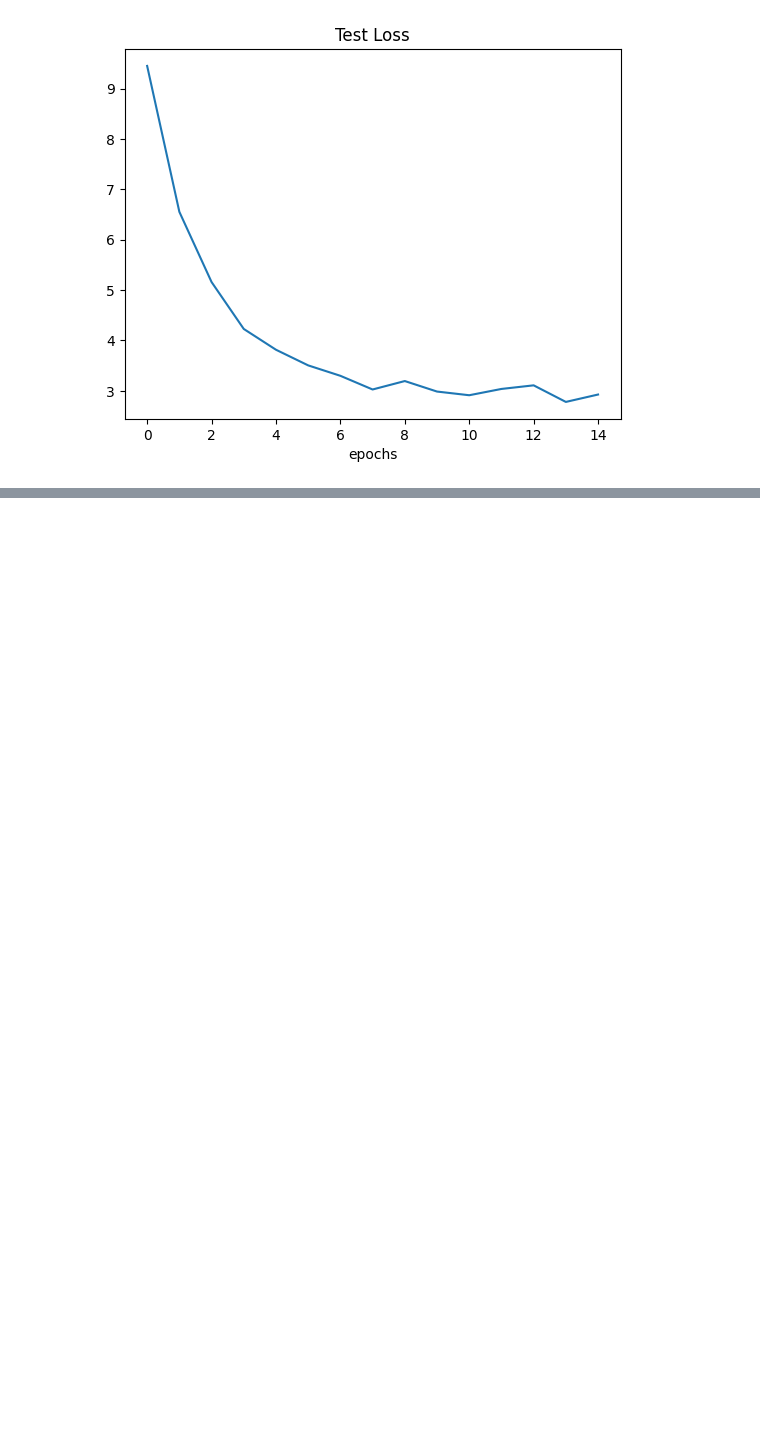
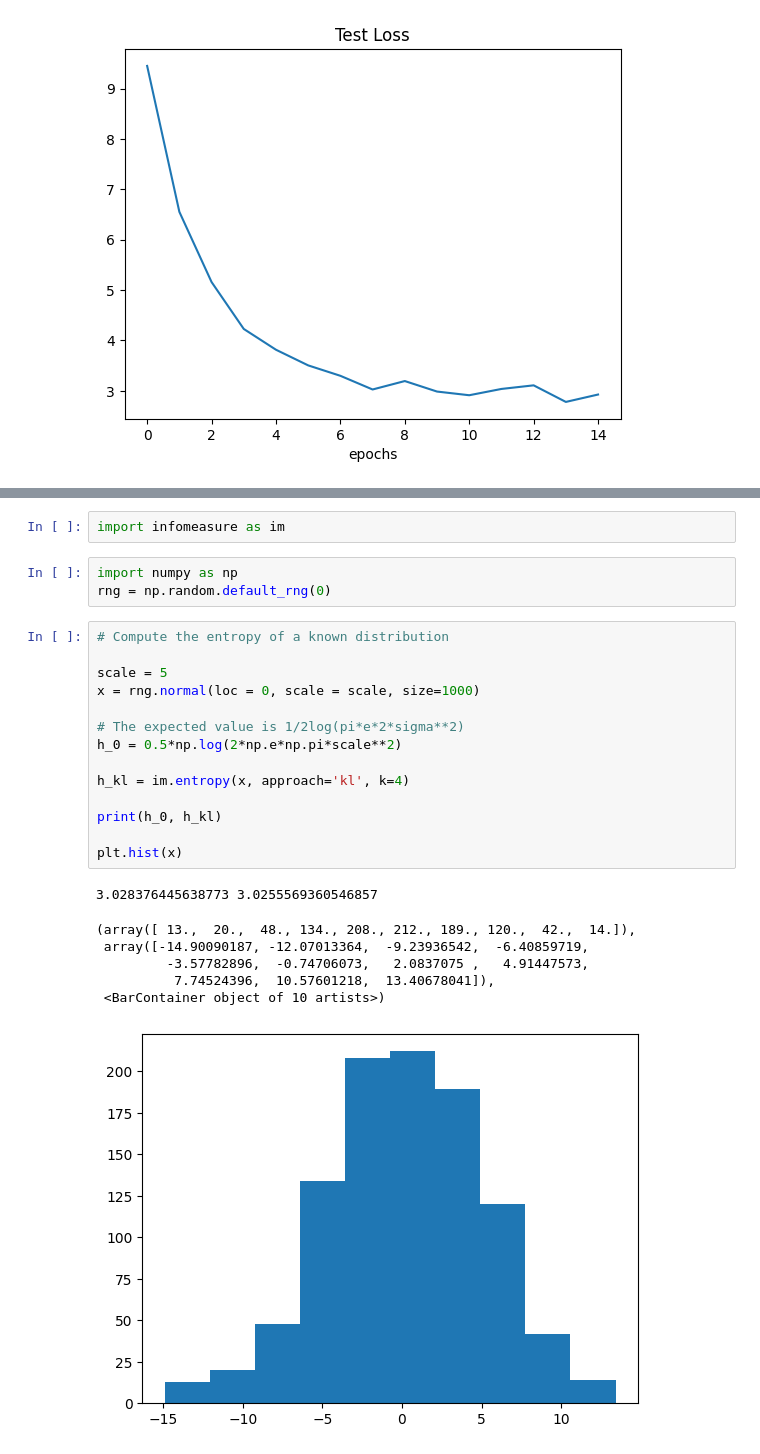
Before and after one commit to Giacomo-Menegatti/Information_theory, a Jupyter notebook: NN_MI.ipynb, the cells around one changed output, grey strips where cells are left out. Saved outputs shown, nothing was run; the diff lists cells and outputs as text; blank space fills up the shorter version.

Commit message:
Added entropy estimation comparison

```diff
--- a/NN_MI.ipynb
+++ b/NN_MI.ipynb
@@ -215,0 +230,27 @@ Using binning to constrain the hidden variables to a discrete distribution and s
+# %%
+import infomeasure as im
+# %%
+import numpy as np
+rng = np.random.default_rng(0)
+# %%
+# Compute the entropy of a known distribution
+
+scale = 5
+x = rng.normal(loc = 0, scale = scale, size=1000)
+
+# The expected value is 1/2log(pi*e*2*sigma**2)
+h_0 = 0.5*np.log(2*np.e*np.pi*scale**2)
+
+h_kl = im.entropy(x, approach='kl', k=4)
+
+print(h_0, h_kl)
+
+plt.hist(x)
+# %% [output]
+3.028376445638773 3.0255569360546857
+(array([ 13.,  20.,  48., 134., 208., 212., 189., 120.,  42.,  14.]),
+ array([-14.90090187, -12.07013364,  -9.23936542,  -6.40859719,
+         -3.57782896,  -0.74706073,   2.0837075 ,   4.91447573,
+          7.74524396,  10.57601218,  13.40678041]),
+ <BarContainer object of 10 artists>)
+[figure, added]
```
Also changed, not shown: parts of 9 cells of this notebook.
